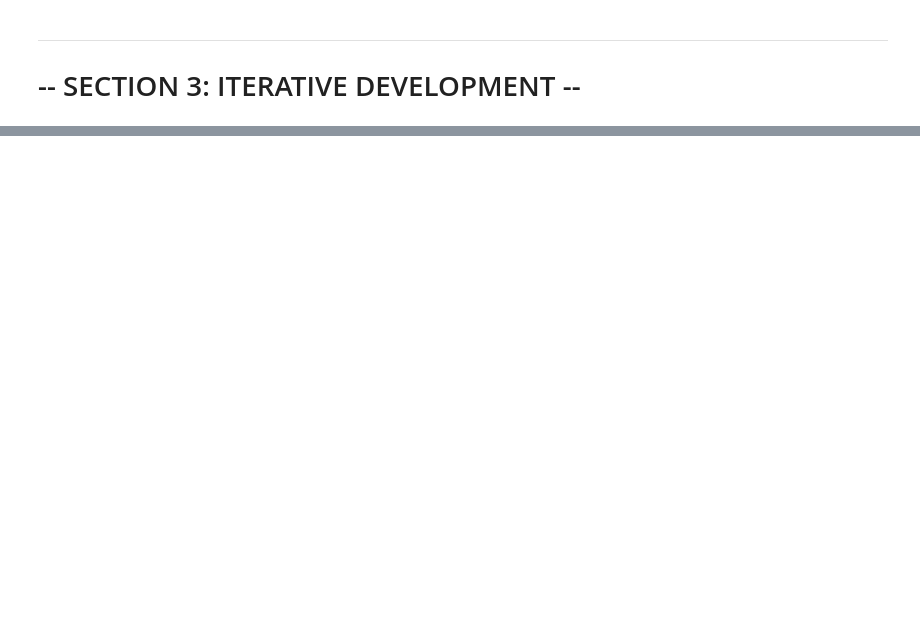
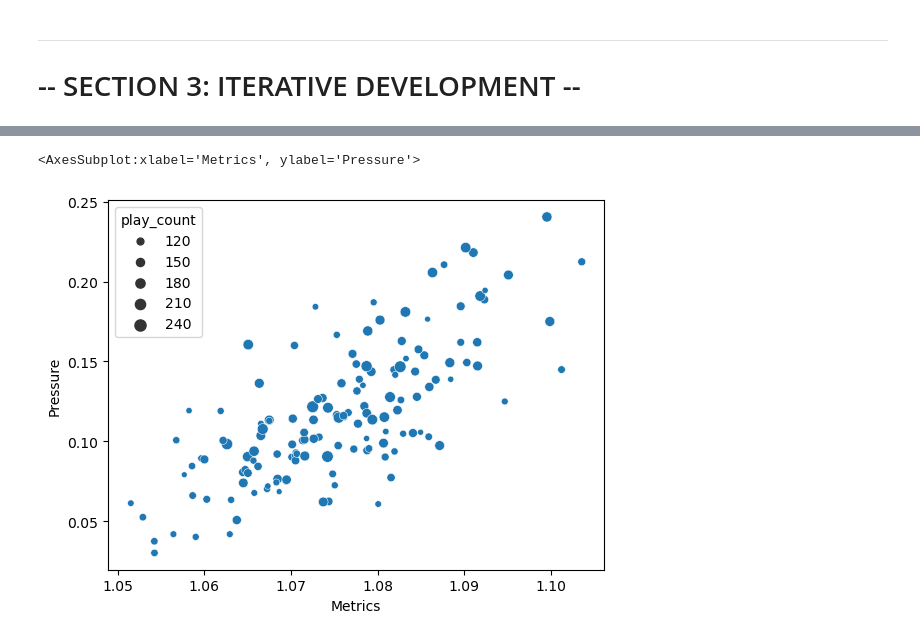
Before and after one commit to Miller-Ryan-1/nfl-linemen, a Jupyter notebook: passrush-efficiency_metric.ipynb, the cells around one changed output, grey strips where cells are left out. Drawn from its saved outputs; the diff is of its cells as text; code cells hidden in the pictures; blank space fills up the shorter version.

```diff
--- a/passrush-efficiency_metric.ipynb
+++ b/passrush-efficiency_metric.ipynb
@@ -888,0 +799,2 @@ nf.full_analysis(grouped = True)
+# %%
+result = Out[16]
@@ -888,0 +803,2 @@ nf.full_analysis(grouped = True)
+# %%
+results_named = result.merge(players_df[['nflId','displayName']], left_on = 'Player', right_on = 'nflId').set_index('displayName')
@@ -888,0 +826,5 @@ nf.full_analysis(grouped = True)
+# %%
+sns.scatterplot(data = results_named[results_named.play_count > 100], x = 'Metrics', y = 'Pressure', size = 'play_count')
+# %% [output]
+<AxesSubplot:xlabel='Metrics', ylabel='Pressure'>
+[figure, added]
```
Also changed, not shown: parts of 100 cells of this notebook, 1 other file.
